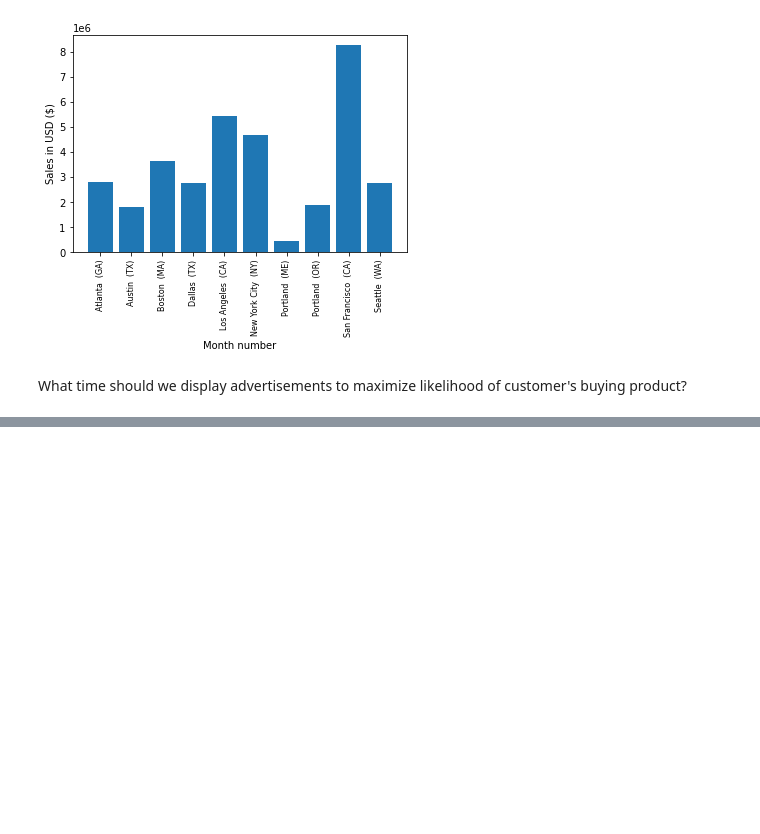
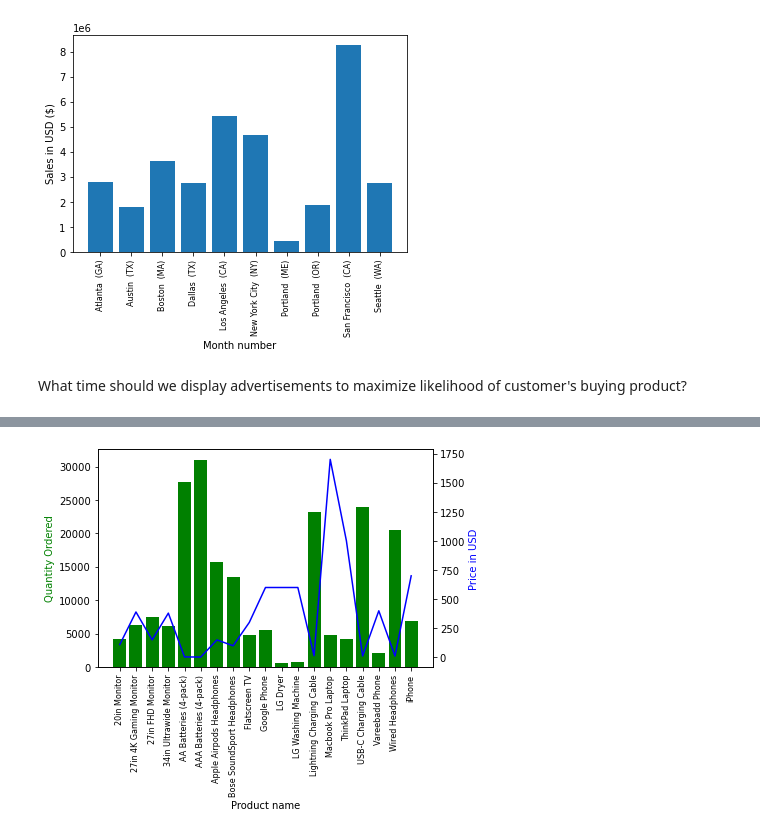
Before and after one commit to nvir0/SalesAnalysis, a Jupyter notebook: SalesClean.ipynb, the cells around one changed output, grey strips where cells are left out. Cells and saved outputs as stored; diff of their text form; code cells hidden in the pictures; blank space fills up the shorter version.

```diff
--- a/SalesClean.ipynb
+++ b/SalesClean.ipynb
@@ -184,0 +261,3 @@ plt.show()
+# %%
+prices = df.groupby('Product').mean()['Price Each']
+print(prices)
@@ -184,0 +282,14 @@ plt.show()
+# %%
+fig, ax1 = plt.subplots()
+
+ax2 = ax1.twinx()
+ax1.bar(keys, quantity_ordered, color='g')
+ax2.plot(keys, prices, color='b')
+
+ax1.set_xlabel('Product name')
+ax1.set_ylabel('Quantity Ordered', color='g')
+ax2.set_ylabel('Price in USD', color='b')
+ax1.set_xticklabels(keys, rotation='vertical', size=8)
+fig.show()
+# %% [output]
+[figure, added]
```
Also changed, not shown: parts of 9 cells of this notebook.
